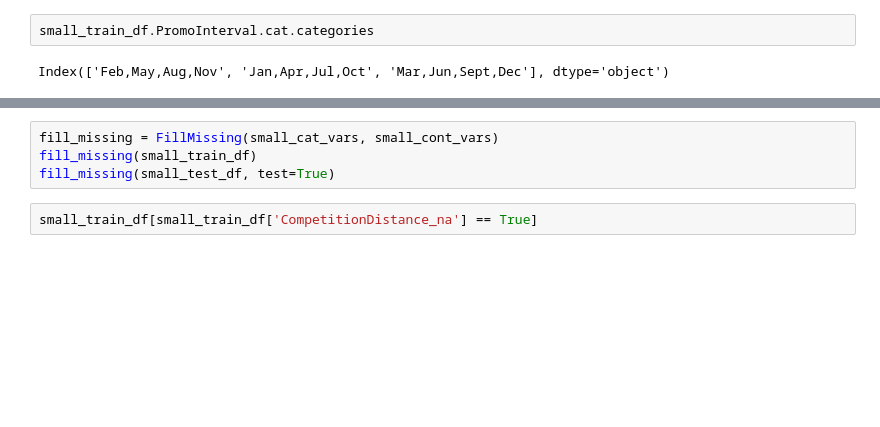
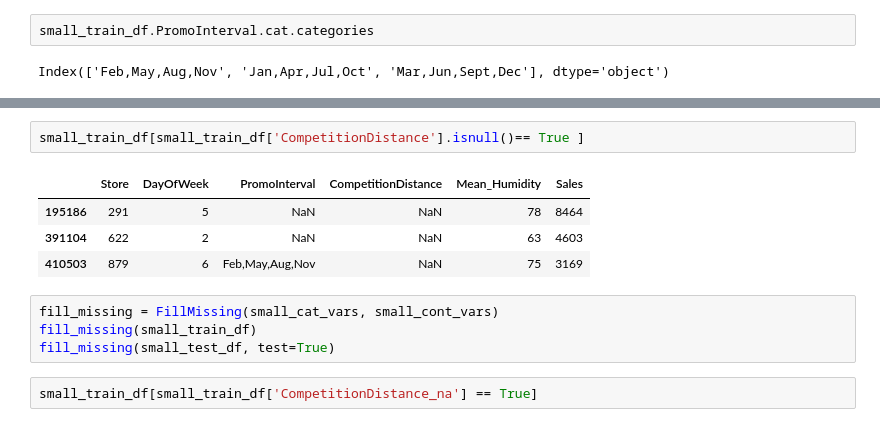
Before and after one commit to bksgupta/course-v3, a Jupyter notebook: lesson6_rossmann.ipynb, the cells around one changed output, grey strips where cells are left out. Drawn from its saved outputs; the diff is of its cells as text; blank space fills up the shorter version.

```diff
--- a/lesson6_rossmann.ipynb
+++ b/lesson6_rossmann.ipynb
@@ -140,4 +140,11 @@ small_train_df['PromoInterval'].cat.codes[:5]
 dtype: int8
+# %%
+small_train_df[small_train_df['CompetitionDistance'].isnull()== True ]
+# %% [output]
+|  | Store | DayOfWeek | PromoInterval | CompetitionDistance | Mean_Humidity | Sales |
+| 195186 | 291 | 5 | NaN | NaN | 78 | 8464 |
+| 391104 | 622 | 2 | NaN | NaN | 63 | 4603 |
+| 410503 | 879 | 6 | Feb,May,Aug,Nov | NaN | 75 | 3169 |
 # %%
 fill_missing = FillMissing(small_cat_vars, small_cont_vars)
 fill_missing(small_train_df)
```
Also changed, not shown: parts of 12 cells of this notebook.
